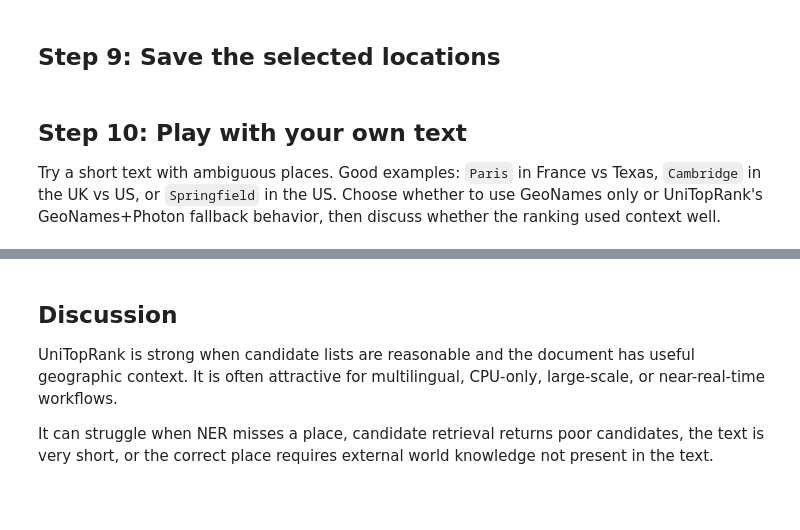
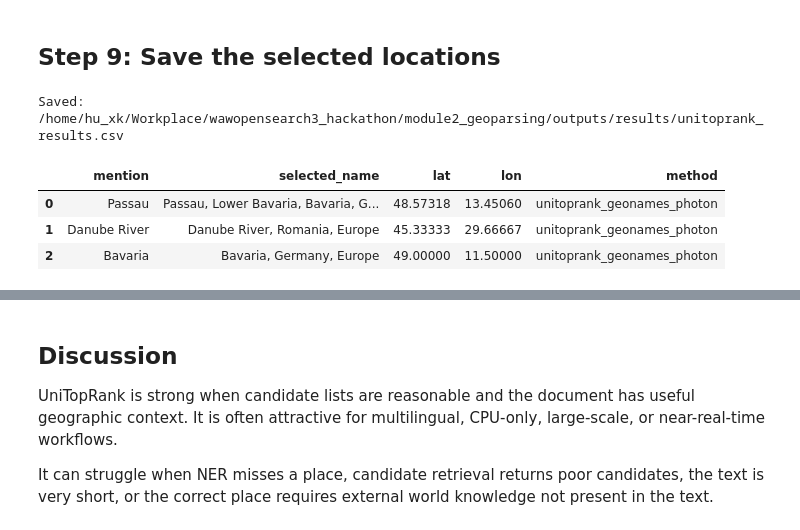
Before and after one commit to roxanneelbaff/waw_os_hackathon_2026, a Jupyter notebook: module2_geoparsing/notebooks/03_unitoprank_resolution.ipynb, the cells around one changed output, grey strips where cells are left out. Saved outputs shown, nothing was run; the diff lists cells and outputs as text; code cells hidden in the pictures; blank space fills up the shorter version.

Commit message:
Update geoparsing workshop materials

```diff
--- a/module2_geoparsing/notebooks/03_unitoprank_resolution.ipynb
+++ b/module2_geoparsing/notebooks/03_unitoprank_resolution.ipynb
@@ -289,11 +313,16 @@ if not unitoprank_available:
         f"Import error was: {unitoprank_import_error!r}"
     )
 
-resolved_mentions, ranked_results = resolve_toponyms(
-    text=text,
-    mentions=mentions,
-    candidates_by_toponym=candidates_by_toponym,
-    top_n=10,
-)
+if not any(bool(candidates) for candidates in candidates_by_toponym.values()):
+    print("Skipping UniTopRank ranking because no candidates were retrieved.")
+    resolved_mentions = []
+    ranked_results = {}
+else:
+    resolved_mentions, ranked_results = resolve_toponyms(
+        text=text,
+        mentions=mentions,
+        candidates_by_toponym=candidates_by_toponym,
+        top_n=10,
+    )
 
 resolved_mentions
@@ -300,23 +348,26 @@ resolved_mentions
 # %% [markdown]
 ## Step 9: Save the selected locations
 # %%
-rows = []
-for item in resolved_mentions:
-    rows.append({
-        "mention": item.get("LOC") or item.get("text") or item.get("mention"),
-        "selected_name": item.get("name") or item.get("address"),
-        "country": item.get("country"),
-        "lat": item.get("lat"),
-        "lon": item.get("lon"),
-        "score": item.get("score"),
-        "method": f"unitoprank_{CANDIDATE_SOURCE}",
-    })
+def normalize_unitoprank_results(resolved_mentions, candidate_source):
+    rows = []
+    for item in resolved_mentions:
+        rows.append({
+            "mention": item.get("LOC") or item.get("text") or item.get("mention"),
+            "selected_name": item.get("name") or item.get("address"),
+            "lat": item.get("lat"),
+            "lon": item.get("lon"),
+            "method": f"unitoprank_{candidate_source}",
+        })
+    return pd.DataFrame(rows)
 
-results = pd.DataFrame(rows)
+
+results = normalize_unitoprank_results(resolved_mentions, CANDIDATE_SOURCE)
 out = save_dataframe(results, RESULTS_DIR / "unitoprank_results.csv")
 print("Saved:", out)
 results
+# %% [output]
+Saved: /home/hu_xk/Workplace/wawopensearch3_hackathon/module2_geoparsing/outputs/results/unitoprank_results.csv
+|  | mention | selected_name | lat | lon | method |
+| 0 | Passau | Passau, Lower Bavaria, Bavaria, G... | 48.57318 | 13.45060 | unitoprank_geonames_photon |
+| 1 | Danube River | Danube River, Romania, Europe | 45.33333 | 29.66667 | unitoprank_geonames_photon |
+| 2 | Bavaria | Bavaria, Germany, Europe | 49.00000 | 11.50000 | unitoprank_geonames_photon |
-# %% [markdown]
-## Step 10: Play with your own text
-
-Try a short text with ambiguous places. Good examples: `Paris` in France vs Texas, `Cambridge` in the UK vs US, or `Springfield` in the US. Choose whether to use GeoNames only or UniTopRank's GeoNames+Photon fallback behavior, then discuss whether the ranking used context well.
```
Also changed, not shown: parts of 15 cells of this notebook, 10 other files.
